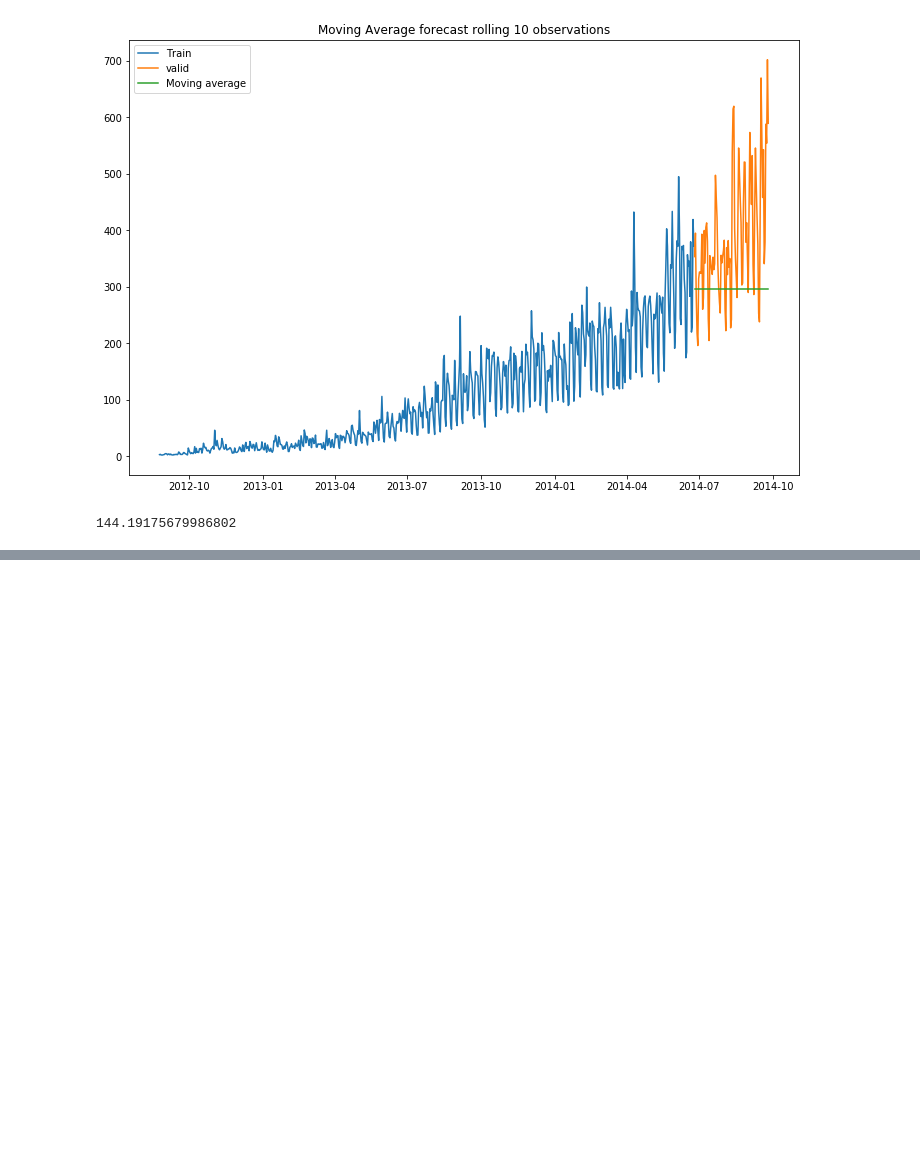
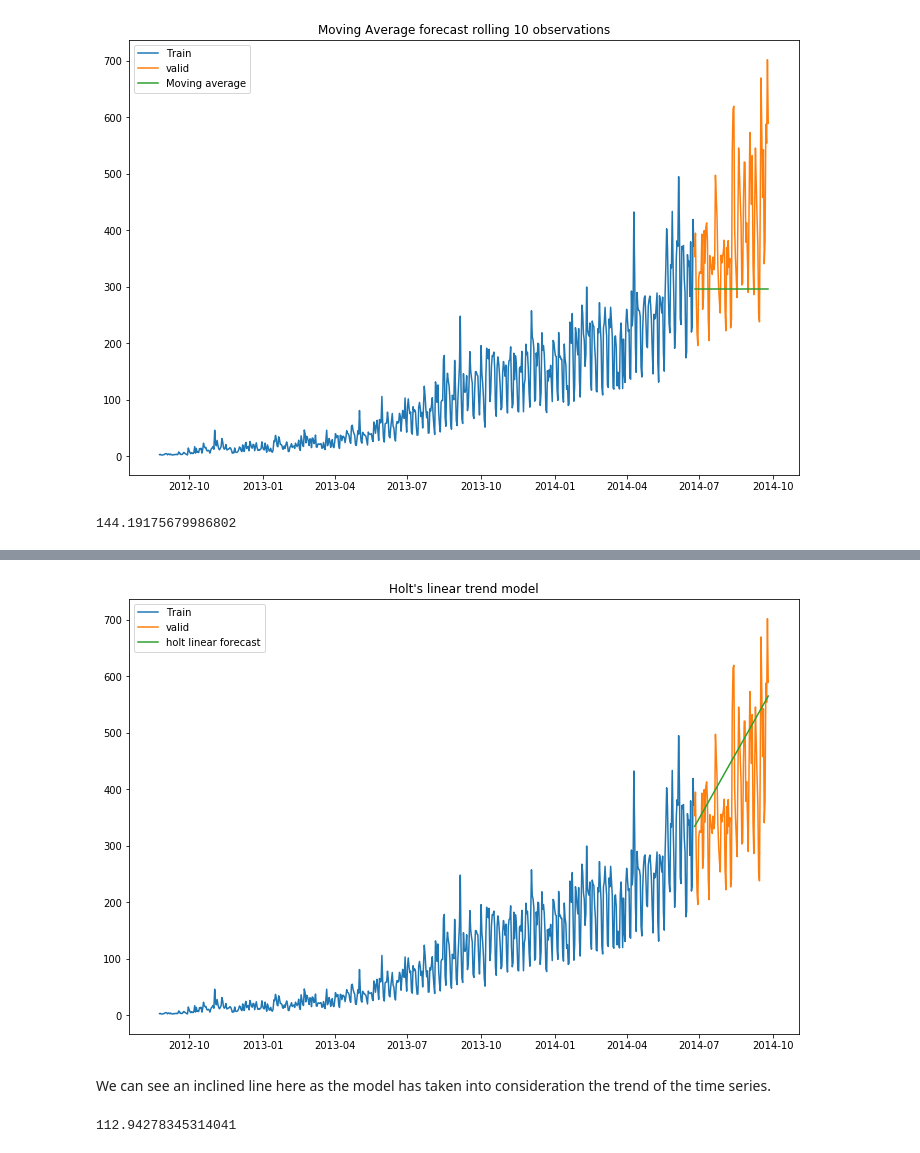
Before and after one commit to SwatiModi/time-series-analysis-JetRail, a Jupyter notebook: Analysis.ipynb, the cells around one changed output, grey strips where cells are left out. Drawn from its saved outputs; the diff is of its cells as text; code cells hidden in the pictures; blank space fills up the shorter version.

```diff
--- a/Analysis.ipynb
+++ b/Analysis.ipynb
@@ -417,0 +449,2 @@ rmse
+# %%
+y_hat_avg = valid.copy()
@@ -417,0 +453,16 @@ rmse
+# %%
+fit1 = Holt(np.asarray(Train['Count'])).fit(smoothing_level = 0.3, smoothing_slope = 0.1)
+# %%
+y_hat_avg['holt_linear'] = fit1.forecast(len(valid))
+# %%
+plt.figure(figsize = (12,8))
+plt.plot(Train.index, Train['Count'], label = 'Train')
+plt.plot(valid.index, valid['Count'], label = 'valid')
+plt.plot(y_hat_avg.index, y_hat_avg['holt_linear'], label = 'holt linear forecast')
+plt.legend(loc='best')
+plt.title('Holt\'s linear trend model')
+plt.show()
+# %% [output]
+[figure, added]
+# %% [markdown]
+We can see an inclined line here as the model has taken into consideration the trend of the time series.
@@ -417,0 +471,4 @@ rmse
+# %%
+rmse
+# %% [output]
+112.94278345314041
```
Also changed, not shown: parts of 22 cells of this notebook.
